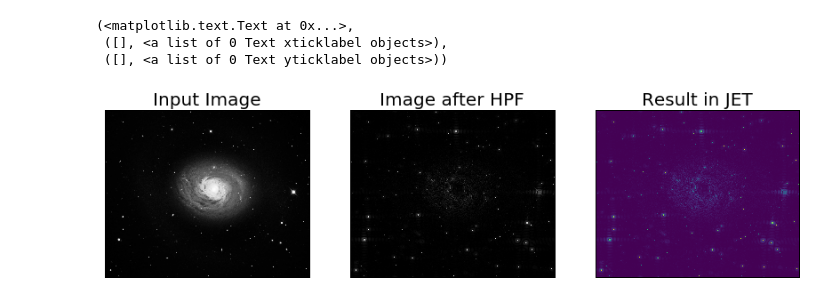
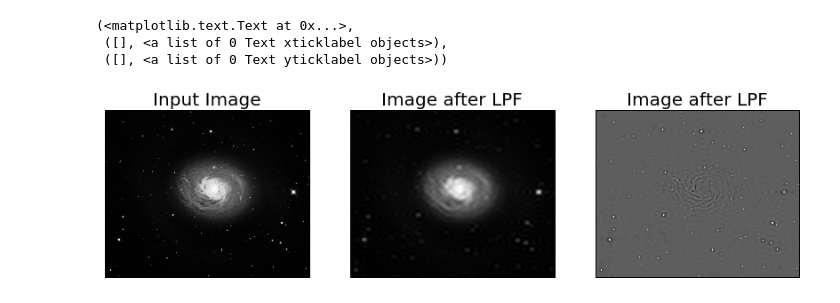
Before and after one commit to brambilasantos/projeto_2_tda, a Jupyter notebook: furie_transform - galaxies limits.ipynb, the cells around one changed output. Drawn from its saved outputs; the diff is of its cells as text; code cells hidden in the pictures.

```diff
--- a/furie_transform - galaxies limits.ipynb
+++ b/furie_transform - galaxies limits.ipynb
@@ -53,22 +48,28 @@ plt.title('Magnitude Spectrum'), plt.xticks([]), plt.yticks([])
 # %%
-rows, cols = im.shape
-rowi,rowf = int((rows/2) - 30) , int((rows/2) + 30)
-coli,colf = int((cols/2) - 30) , int((cols/2) + 30)
-#im_hat_shift[0:rowi, 0:coli] = 0
-#im_hat_shift[rowf:, colf:] = 0
-im_hat_shift[rowi:rowf, coli:colf] = 0
-im_hat_ishift = np.fft.ifftshift(im_hat_shift)
-img_back = np.fft.ifft2(im_hat_ishift)
+rows, cols = img.shape
+#rowi,rowf = int(rows/2) - 30 , int(rows/2) + 30
+#coli,colf = int(cols/2) - 30 , int(cols/2) + 30
+mask = img_hat_shift
+mask = mask*0
+crow, ccol = int(rows/2) , int(cols/2)     # center
+mask[crow-30:crow+30, ccol-30:ccol+30] = 1
+
+img_hat_shift = mask * img_hat_shift
+
+img_hat_ishift = np.fft.ifftshift(img_hat_shift)
+img_back = np.fft.ifft2(img_hat_ishift)
 img_back = np.abs(img_back)
+
+subtração = img - img_back
 # %%
-plt.subplot(131),plt.imshow(im, cmap = 'gray')
+plt.subplot(131),plt.imshow(img, cmap = 'gray')
 plt.title('Input Image'), plt.xticks([]), plt.yticks([])
 plt.subplot(132),plt.imshow(img_back, cmap = 'gray')
-plt.title('Image after HPF'), plt.xticks([]), plt.yticks([])
-plt.subplot(133),plt.imshow(img_back)
-plt.title('Result in JET'), plt.xticks([]), plt.yticks([])
+plt.title('Image after LPF'), plt.xticks([]), plt.yticks([])
+plt.subplot(133),plt.imshow(subtração, cmap = 'gray')
+plt.title('Image after LPF'), plt.xticks([]), plt.yticks([])
 # %% [output]
 (<matplotlib.text.Text at 0x...>,
  ([], <a list of 0 Text xticklabel objects>),
  ([], <a list of 0 Text yticklabel objects>))
-[figure, old version]
+[figure, new version]
```
Also changed, not shown: parts of 2 cells of this notebook.
